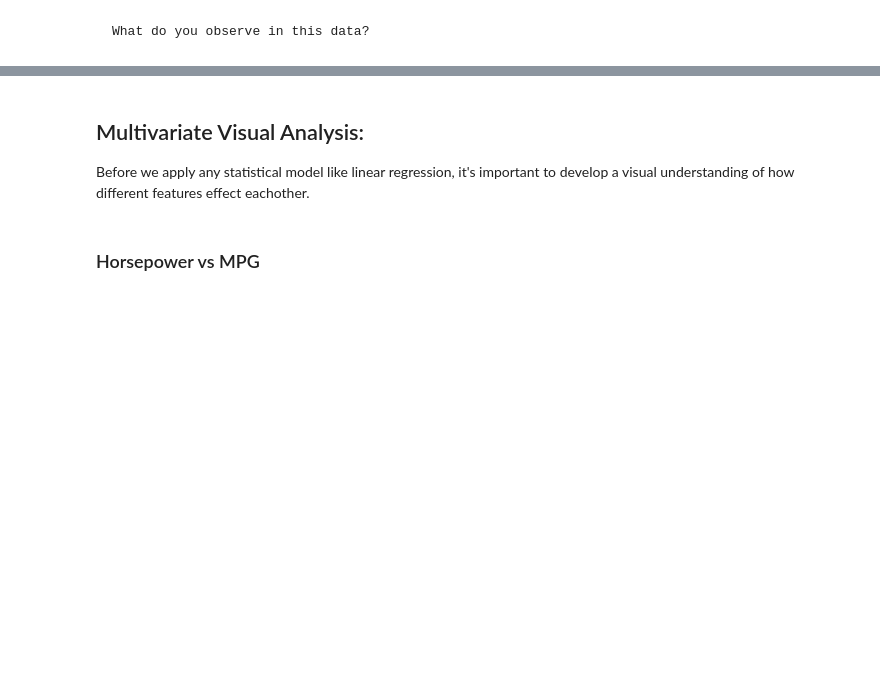
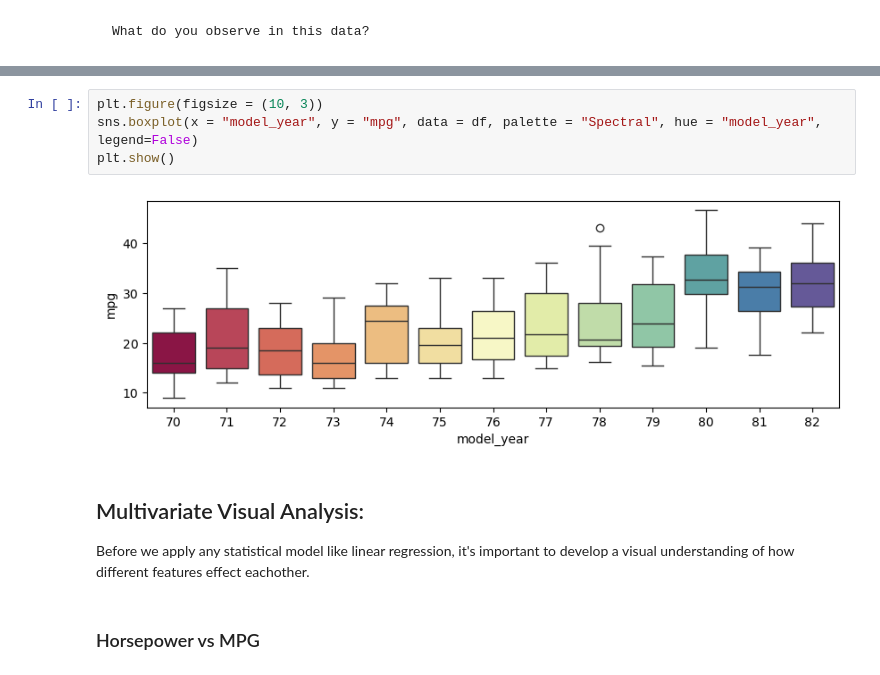
Before and after one commit to mhussen2/Mr-Powers-CPP, a Jupyter notebook: classNotes/Lecture 20 - Regression/20.1 - Linear Regresion/Linear_Regression_Part1.ipynb, the cells around one changed output, grey strips where cells are left out. Cells and saved outputs as stored; diff of their text form; blank space fills up the shorter version.

```diff
--- a/classNotes/Lecture 20 - Regression/20.1 - Linear Regresion/Linear_Regression_Part1.ipynb
+++ b/classNotes/Lecture 20 - Regression/20.1 - Linear Regresion/Linear_Regression_Part1.ipynb
@@ -128,3 +171,9 @@ plt.show()
+# %%
+plt.figure(figsize = (10, 3))
+sns.boxplot(x = "model_year", y = "mpg", data = df, palette = "Spectral", hue = "model_year", legend=False)
+plt.show()
+# %% [output]
+[figure, added]
 # %% [markdown]
 ## Multivariate Visual Analysis:
 
```
Also changed, not shown: parts of 15 cells of this notebook, 1 other file.
